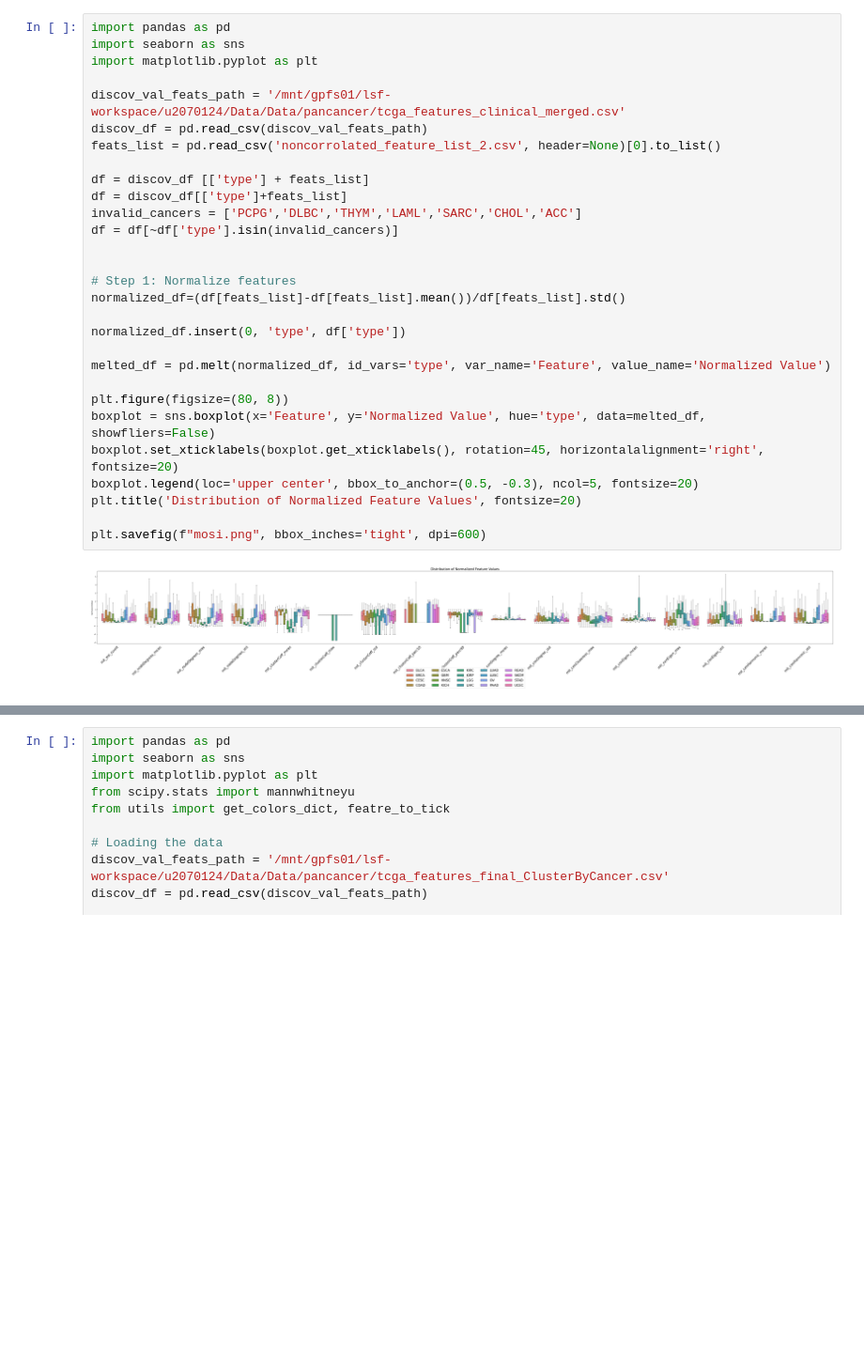
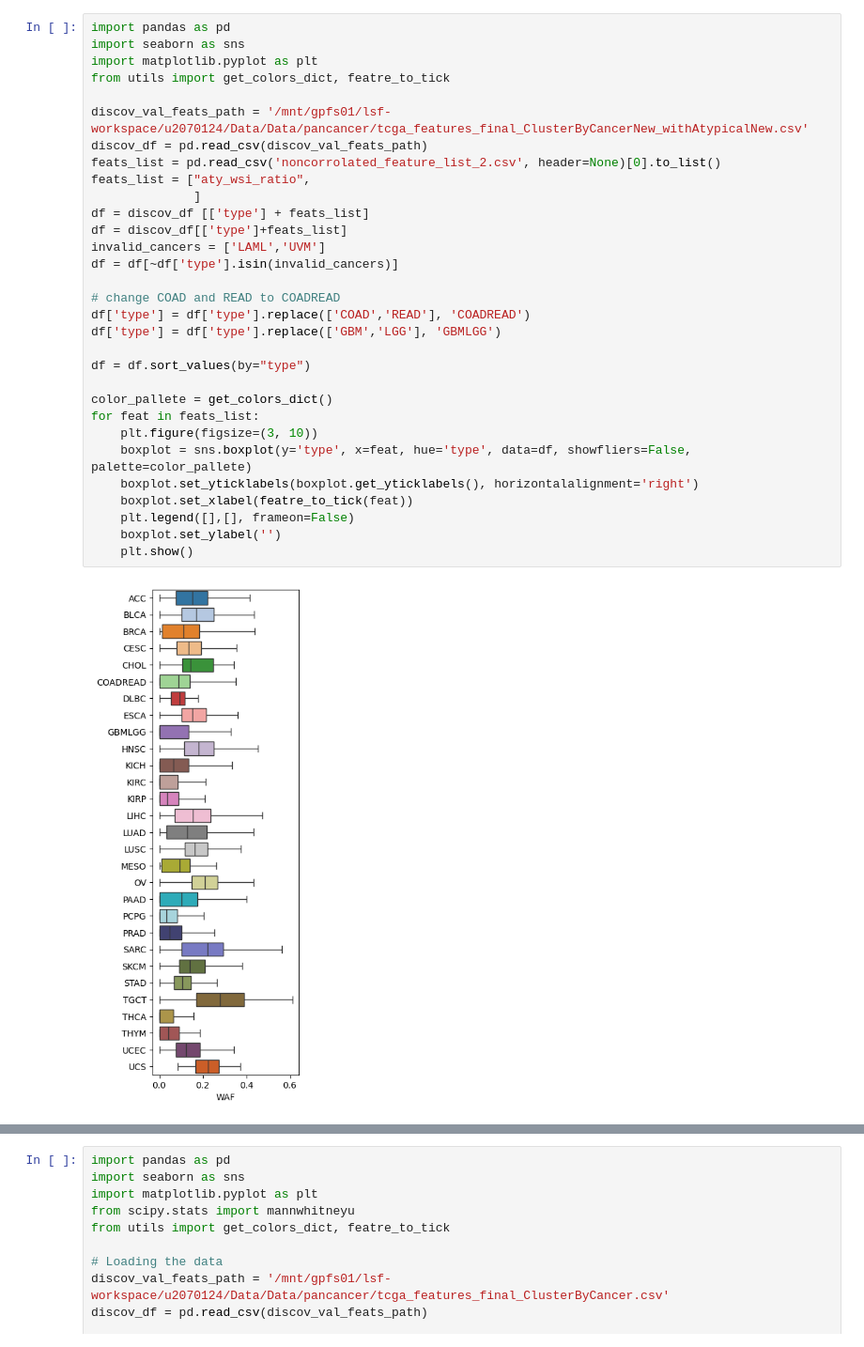
Before and after one commit to mostafajahanifar/pacman, a Jupyter notebook: explain_feature_boxplots.ipynb, the cells around one changed output, grey strips where cells are left out. Shown: that part at 94% size. Drawn from its saved outputs; the diff is of its cells as text; blank space fills up the shorter version.

Commit message:
finalizing the figures

```diff
--- a/explain_feature_boxplots.ipynb
+++ b/explain_feature_boxplots.ipynb
@@ -1,31 +1,33 @@
 # %%
 import pandas as pd
 import seaborn as sns
 import matplotlib.pyplot as plt
+from utils import get_colors_dict, featre_to_tick
 
-discov_val_feats_path = '/mnt/gpfs01/lsf-workspace/u2070124/Data/Data/pancancer/tcga_features_clinical_merged.csv'
+discov_val_feats_path = '/mnt/gpfs01/lsf-workspace/u2070124/Data/Data/pancancer/tcga_features_final_ClusterByCancerNew_withAtypicalNew.csv'
 discov_df = pd.read_csv(discov_val_feats_path)
 feats_list = pd.read_csv('noncorrolated_feature_list_2.csv', header=None)[0].to_list()
-
+feats_list = ["aty_wsi_ratio",
+              ]
 df = discov_df [['type'] + feats_list]
 df = discov_df[['type']+feats_list]
-invalid_cancers = ['PCPG','DLBC','THYM','LAML','SARC','CHOL','ACC']
+invalid_cancers = ['LAML','UVM']
 df = df[~df['type'].isin(invalid_cancers)]
 
+# change COAD and READ to COADREAD
+df['type'] = df['type'].replace(['COAD','READ'], 'COADREAD')
+df['type'] = df['type'].replace(['GBM','LGG'], 'GBMLGG')
 
-# Step 1: Normalize features
-normalized_df=(df[feats_list]-df[feats_list].mean())/df[feats_list].std()
+df = df.sort_values(by="type")
 
-normalized_df.insert(0, 'type', df['type'])
-
-melted_df = pd.melt(normalized_df, id_vars='type', var_name='Feature', value_name='Normalized Value')
-
-plt.figure(figsize=(80, 8))
-boxplot = sns.boxplot(x='Feature', y='Normalized Value', hue='type', data=melted_df, showfliers=False)
-boxplot.set_xticklabels(boxplot.get_xticklabels(), rotation=45, horizontalalignment='right', fontsize=20)
-boxplot.legend(loc='upper center', bbox_to_anchor=(0.5, -0.3), ncol=5, fontsize=20)
-plt.title('Distribution of Normalized Feature Values', fontsize=20)
-
-plt.savefig(f"mosi.png", bbox_inches='tight', dpi=600)
+color_pallete = get_colors_dict()
+for feat in feats_list:
+    plt.figure(figsize=(3, 10))
+    boxplot = sns.boxplot(y='type', x=feat, hue='type', data=df, showfliers=False, palette=color_pallete)
+    boxplot.set_yticklabels(boxplot.get_yticklabels(), horizontalalignment='right')
+    boxplot.set_xlabel(featre_to_tick(feat))
+    plt.legend([],[], frameon=False)
+    boxplot.set_ylabel('')
+    plt.show()
 # %% [output]
-[figure, old version]
+[figure, new version]
```
Also changed, not shown: parts of 3 cells of this notebook, 19 other files.
